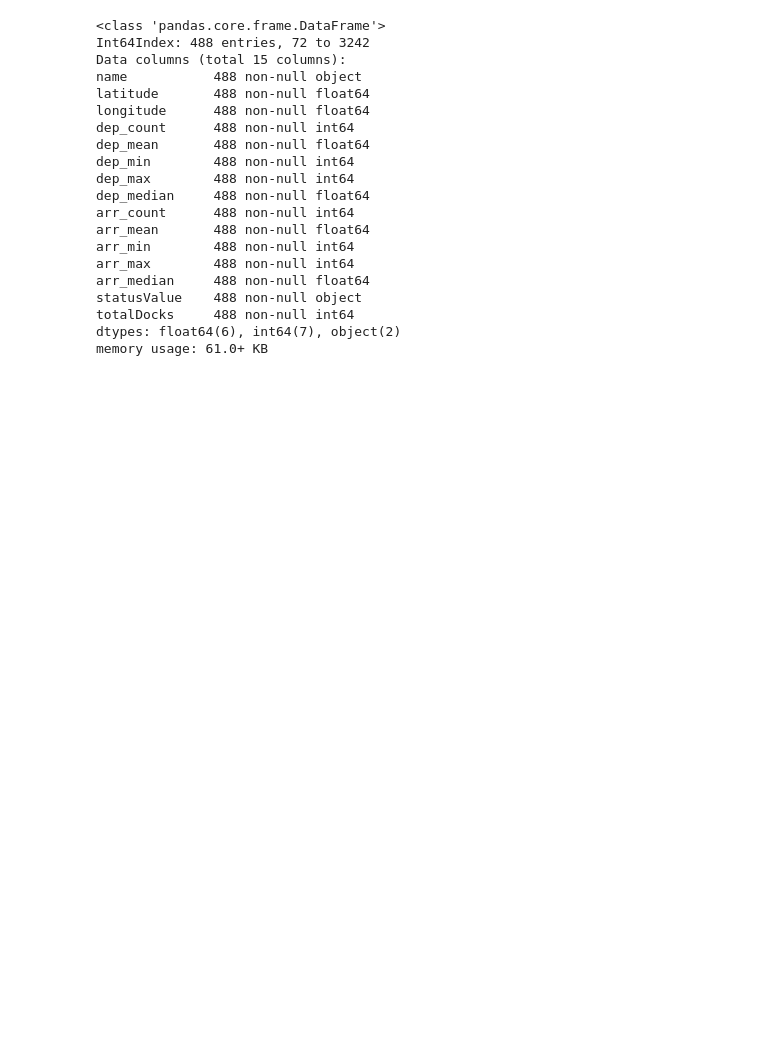
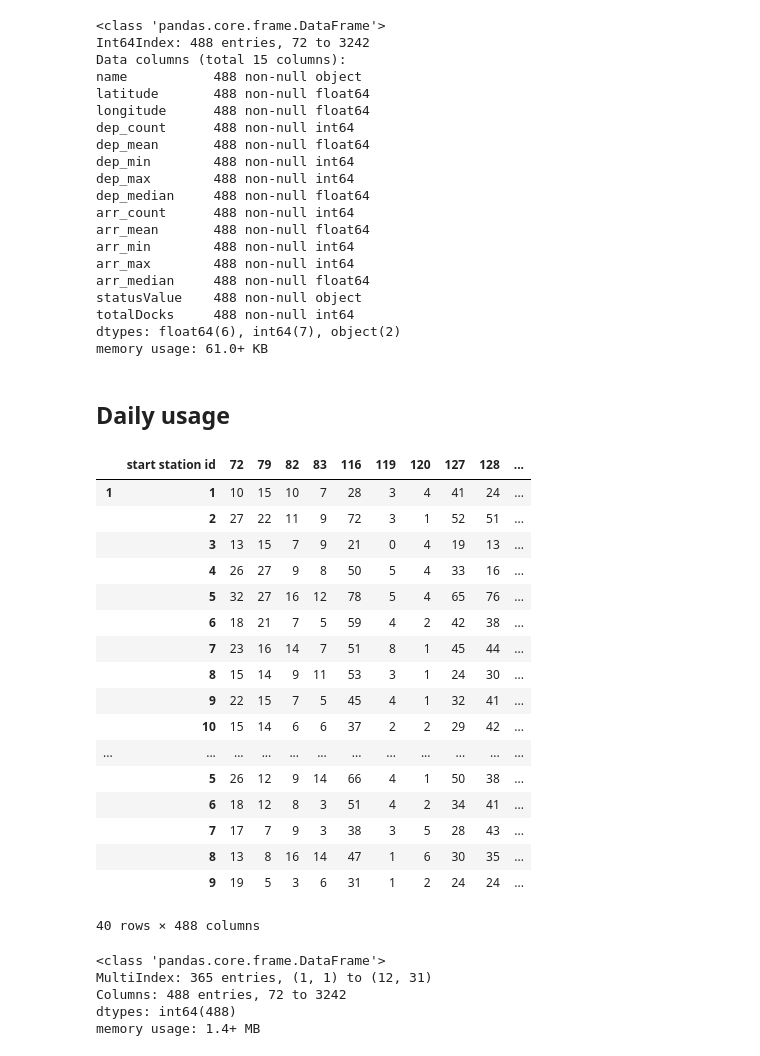
Before and after one commit to sumtopmus/nyc-citi-bike, a Jupyter notebook: source/process-data.ipynb, the cells around one changed output. Drawn from its saved outputs; the diff is of its cells as text; code cells hidden in the pictures; blank space fills up the shorter version.

Commit message:
Added daily time usage stats

```diff
--- a/source/process-data.ipynb
+++ b/source/process-data.ipynb
@@ -135,3 +163,7 @@ dtypes: float64(6), int64(7), object(2)
 memory usage: 61.0+ KB
 # %%
 df.to_csv(os.path.join(dataDir, 'trips-pivot.csv'))
+# %% [markdown]
+## Daily usage
+# %%
+fieldsToExtract = ['start station id', 'end station id']
@@ -137,0 +178,34 @@ df.to_csv(os.path.join(dataDir, 'trips-pivot.csv'))
+# %%
+start = time()
+times = pd.to_datetime(dfFull.starttime)
+end = time()
+
+print 'Time elapsed:', end - start
+
+Audio(url=sound, autoplay=True)
+# %%
+dtindex = pd.DatetimeIndex(times)
+# %%
+df = dfFull.loc[dfFull.tripduration <= maxNormalTime, fieldsToExtract]
+df = df.groupby([dtindex.month, dtindex.day, 'start station id']).agg('count').unstack(level='start station id', fill_value=0)
+df.columns = df.columns.get_level_values(1)
+df.head(40)
+# %% [output]
+|  | start station id | 72 | 79 | 82 | 83 | 116 | 119 | 120 | 127 | 128 | ... |
+| 1 | 1 | 10 | 15 | 10 | 7 | 28 | 3 | 4 | 41 | 24 | ... |
+|  | 2 | 27 | 22 | 11 | 9 | 72 | 3 | 1 | 52 | 51 | ... |
+|  | 3 | 13 | 15 | 7 | 9 | 21 | 0 | 4 | 19 | 13 | ... |
+|  | 4 | 26 | 27 | 9 | 8 | 50 | 5 | 4 | 33 | 16 | ... |
+|  | 5 | 32 | 27 | 16 | 12 | 78 | 5 | 4 | 65 | 76 | ... |
+|  | 6 | 18 | 21 | 7 | 5 | 59 | 4 | 2 | 42 | 38 | ... |
+|  | 7 | 23 | 16 | 14 | 7 | 51 | 8 | 1 | 45 | 44 | ... |
+|  | 8 | 15 | 14 | 9 | 11 | 53 | 3 | 1 | 24 | 30 | ... |
+|  | 9 | 22 | 15 | 7 | 5 | 45 | 4 | 1 | 32 | 41 | ... |
+|  | 10 | 15 | 14 | 6 | 6 | 37 | 2 | 2 | 29 | 42 | ... |
+| ... | ... | ... | ... | ... | ... | ... | ... | ... | ... | ... | ... |
+|  | 5 | 26 | 12 | 9 | 14 | 66 | 4 | 1 | 50 | 38 | ... |
+|  | 6 | 18 | 12 | 8 | 3 | 51 | 4 | 2 | 34 | 41 | ... |
+|  | 7 | 17 | 7 | 9 | 3 | 38 | 3 | 5 | 28 | 43 | ... |
+|  | 8 | 13 | 8 | 16 | 14 | 47 | 1 | 6 | 30 | 35 | ... |
+|  | 9 | 19 | 5 | 3 | 6 | 31 | 1 | 2 | 24 | 24 | ... |
+40 rows × 488 columns
@@ -137,0 +214,8 @@ df.to_csv(os.path.join(dataDir, 'trips-pivot.csv'))
+# %%
+df.info()
+# %% [output]
+<class 'pandas.core.frame.DataFrame'>
+MultiIndex: 365 entries, (1, 1) to (12, 31)
+Columns: 488 entries, 72 to 3242
+dtypes: int64(488)
+memory usage: 1.4+ MB
```
Also changed, not shown: parts of 9 cells of this notebook, 7 other files.
